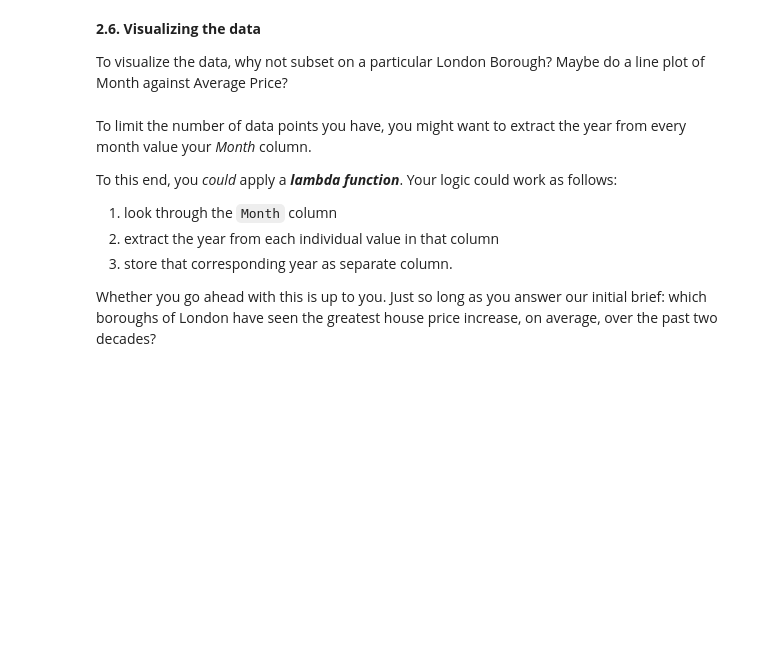
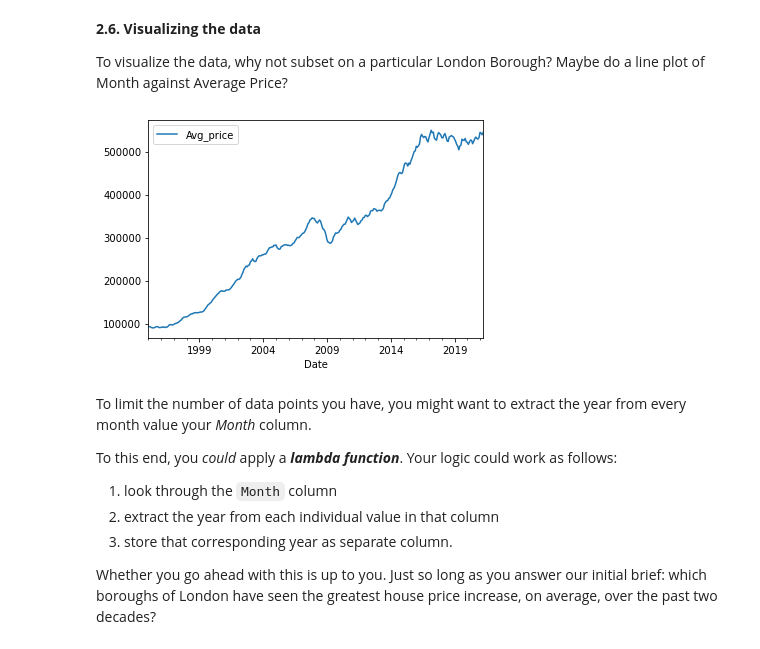
Before and after one commit to jas07raky/Mini-projects, a Jupyter notebook: Unit 4 Challenge - Tier 3.ipynb, the cells around one changed output. Saved outputs shown, nothing was run; the diff lists cells and outputs as text; code cells hidden in the pictures; blank space fills up the shorter version.

```diff
--- a/Unit 4 Challenge - Tier 3.ipynb
+++ b/Unit 4 Challenge - Tier 3.ipynb
@@ -133,0 +123,6 @@ properties.T.head()
+# %%
+properties_T = properties.transpose() #manipulate dataframe to show price increases for boroughs as time passes
+properties_T = properties_T.reset_index()
+properties_T.columns = properties_T.iloc[0]
+properties_T = properties_T.drop(0)
+properties_T.head(30)
@@ -152,6 +168,7 @@ Remember what Wes McKinney said about tidy data?
 You might need to **melt** your DataFrame here.
 # %%
 #pass integer values to indicate column # update column names
-clean_properties = pd.melt(properties_T, id_vars= ['London_Borough', 'ID'])
+clean_properties = pd.melt(properties_T, id_vars = ['London_Borough', 'ID']) #further cleaning dataframe
+clean_properties = clean_properties.rename(columns = {0 : 'Date', 'value':'Avg_price'})
 clean_properties.head()
 # %% [output]
@@ -159,2 +181,5 @@ KeyError: "The following 'id_vars' are not present in the DataFrame: ['ID', 'Lon
 # %% [markdown]
 Remember to make sure your column data types are all correct. Average prices, for example, should be floating point numbers...
+# %%
+clean_properties['Avg_price'] = pd.to_numeric(clean_properties['Avg_price']) #changing price from string to float
+clean_properties.dtypes
@@ -168,0 +198,11 @@ clean_properties['London_Borough'].unique()
+# %%
+clean_properties['London_Borough'].unique()
+NewDF = clean_properties.dropna()
+NewDF.count()
+nonBoroughs = ['Inner London', 'Outer London',
+               'NORTH EAST', 'NORTH WEST', 'YORKS & THE HUMBER',
+               'EAST MIDLANDS', 'WEST MIDLANDS',
+              'EAST OF ENGLAND', 'LONDON', 'SOUTH EAST',
+              'SOUTH WEST', 'England']
+df = NewDF[~NewDF.London_Borough.isin(nonBoroughs)]
+df.head()
@@ -170,6 +217,11 @@ clean_properties['London_Borough'].unique()
 **2.6. Visualizing the data**
 
 To visualize the data, why not subset on a particular London Borough? Maybe do a line plot of Month against Average Price?
+# %%
+Barnet_prices = df[df['London_Borough']=='Barnet'] #visualizing price increase over time for a single borough
+Plot1 = Barnet_prices.plot(kind = 'line', x = 'Date', y = 'Avg_price')
+# %% [output]
+[figure, added]
 # %% [markdown]
 To limit the number of data points you have, you might want to extract the year from every month value your *Month* column.
 
```
Also changed, not shown: parts of 10 cells of this notebook.
